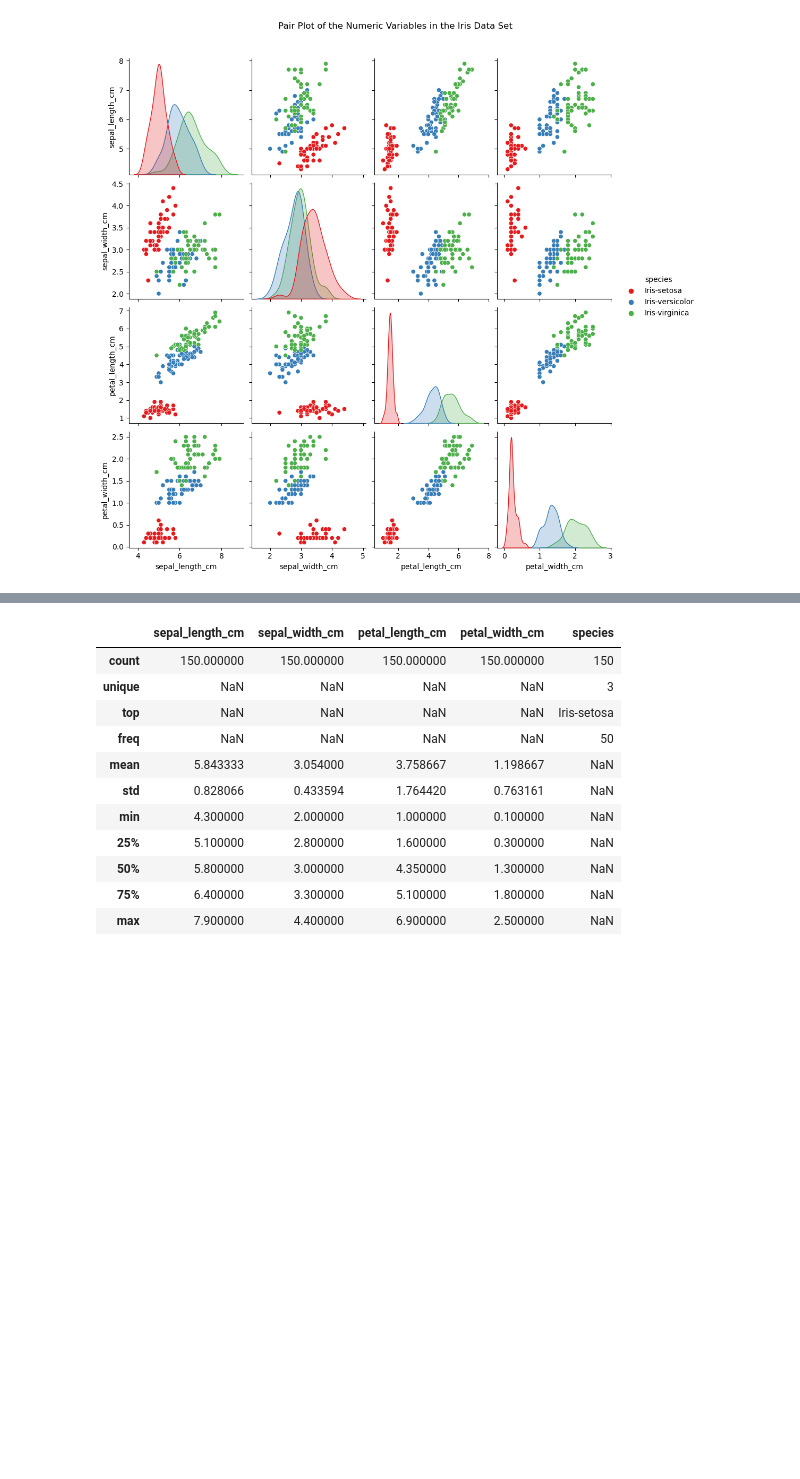
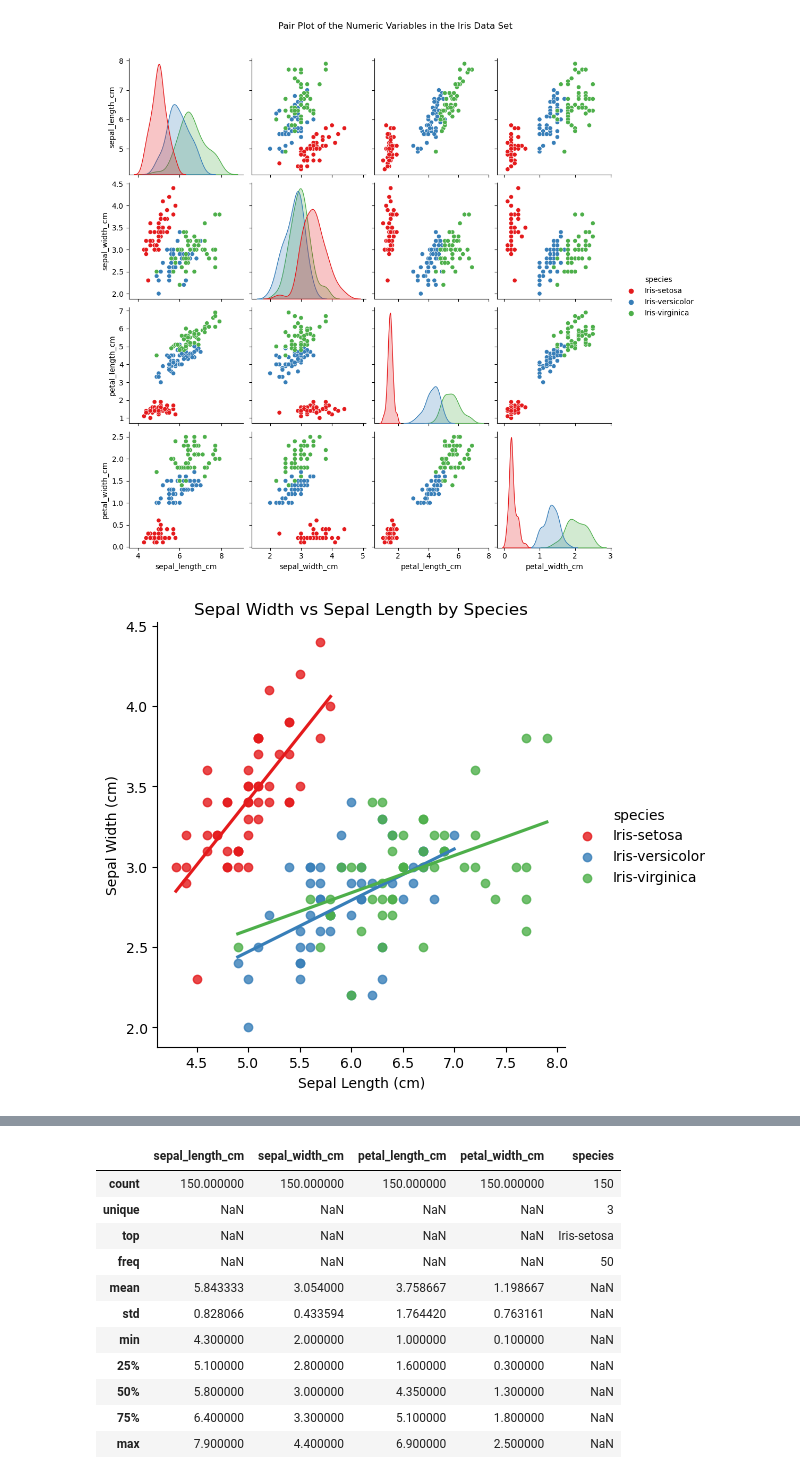
Before and after one commit to IreneKilgannon/pands-project, a Jupyter notebook: analysis.ipynb, the cells around one changed output, grey strips where cells are left out. Saved outputs shown, nothing was run; the diff lists cells and outputs as text; code cells hidden in the pictures; blank space fills up the shorter version.

```diff
--- a/analysis.ipynb
+++ b/analysis.ipynb
@@ -295,3 +313,17 @@ plt.suptitle('Pair Plot of the Numeric Variables in the Iris Data Set', y = 1.05
 plt.show()
 # %% [output]
 [figure]
+# %%
+# regression lines
+
+sns.lmplot(iris, x = 'sepal_length_cm', y = 'sepal_width_cm', ci = None, hue = 'species')
+
+# Adding title, x and y labels to the plot.
+plt.title('Sepal Width vs Sepal Length by Species')
+plt.xlabel('Sepal Length (cm)')
+plt.ylabel('Sepal Width (cm)')
+
+# Display the plot
+plt.show()
+# %% [output]
+[figure, added]
```
Also changed, not shown: parts of 10 cells of this notebook, 3 other files.
